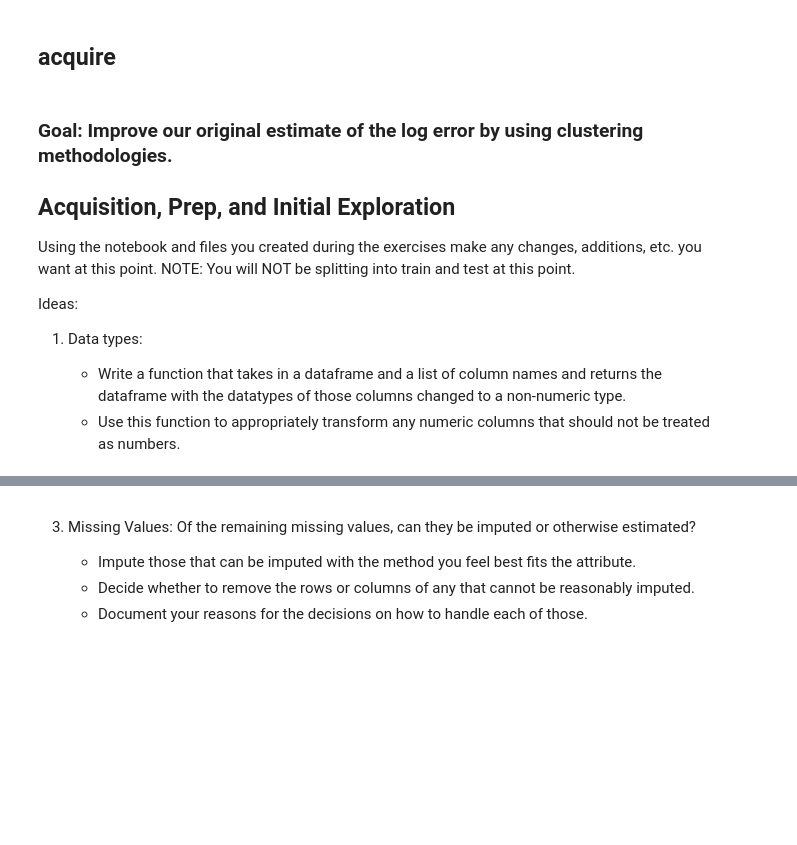
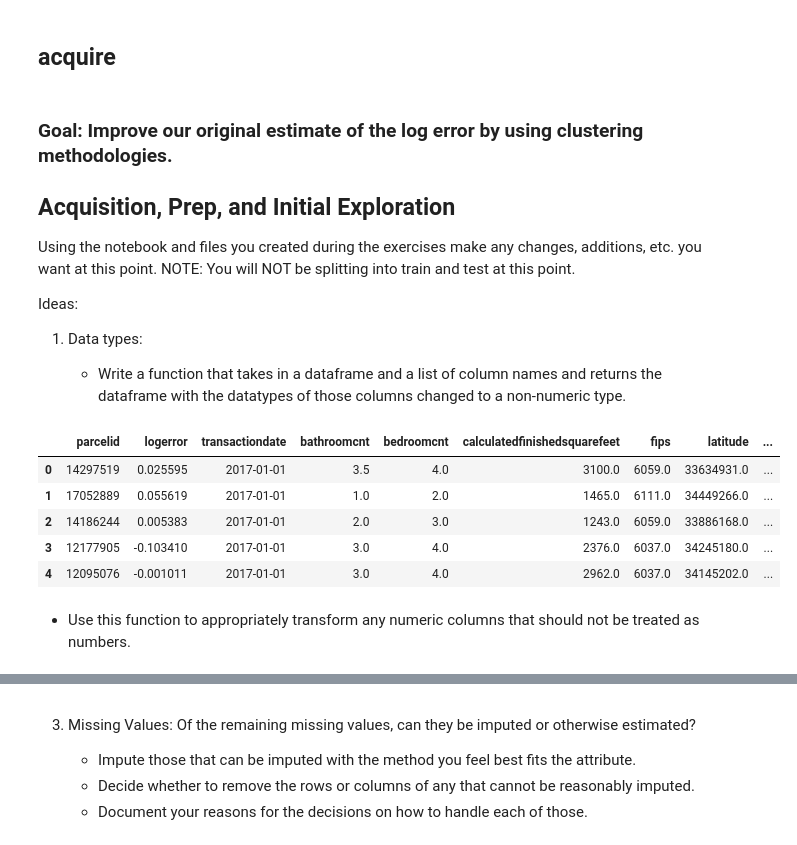
Before and after one commit to JD-Consulting/Zillow-Clustering, a Jupyter notebook: Jeremy_Scratchpad.ipynb, the cells around one changed output, grey strips where cells are left out. Saved outputs shown, nothing was run; the diff lists cells and outputs as text; code cells hidden in the pictures; blank space fills up the shorter version.

```diff
--- a/Jeremy_Scratchpad.ipynb
+++ b/Jeremy_Scratchpad.ipynb
@@ -20,10 +27,38 @@ The autoreload extension is already loaded. To reload it, use:
   %reload_ext autoreload
 # %% [markdown]
 ## acquire
+# %%
+query ='''
+select
+    prop.parcelid
+    , pred.logerror
+    , pred.transactiondate
+    , bathroomcnt
+    , bedroomcnt
+    , calculatedfinishedsquarefeet
+    , fips
+    , latitude
+    , longitude
+    , lotsizesquarefeet
+    , regionidcity
+    , regionidcounty
+    , regionidneighborhood
+    , regionidzip
+    , yearbuilt
+    , structuretaxvaluedollarcnt
+    , taxvaluedollarcnt
+    , landtaxvaluedollarcnt
+    , taxamount
+from properties_2017 prop
+inner join predictions_2017 pred on prop.parcelid = pred.parcelid
+where propertylandusetypeid = 261;
+'''
+
+df = pd.read_sql(query, env.get_url('zillow'))
 # %%
-df = pd.read_csv('zillow_data.csv')
+#df = pd.read_csv('zillow_data.csv')
 # %%
-df = df.drop(columns=['Unnamed: 0'])
+#df = df.drop(columns=['Unnamed: 0'])
 # %% [markdown]
 ### Goal: Improve our original estimate of the log error by using clustering methodologies.
 
@@ -35,4 +70,12 @@ Ideas:
    1. Data types:
 
         - Write a function that takes in a dataframe and a list of column names and returns the dataframe with the datatypes of those columns changed to a non-numeric type.
-        - Use this function to appropriately transform any numeric columns that should not be treated as numbers.
+# %%
+df.head()
+# %% [output]
+|  | parcelid | logerror | transactiondate | bathroomcnt | bedroomcnt | calculatedfinishedsquarefeet | fips | latitude | ... |
+| 0 | 14297519 | 0.025595 | 2017-01-01 | 3.5 | 4.0 | 3100.0 | 6059.0 | 33634931.0 | ... |
+| 1 | 17052889 | 0.055619 | 2017-01-01 | 1.0 | 2.0 | 1465.0 | 6111.0 | 34449266.0 | ... |
+| 2 | 14186244 | 0.005383 | 2017-01-01 | 2.0 | 3.0 | 1243.0 | 6059.0 | 33886168.0 | ... |
+| 3 | 12177905 | -0.103410 | 2017-01-01 | 3.0 | 4.0 | 2376.0 | 6037.0 | 34245180.0 | ... |
+| 4 | 12095076 | -0.001011 | 2017-01-01 | 3.0 | 4.0 | 2962.0 | 6037.0 | 34145202.0 | ... |
@@ -38,0 +103,2 @@ Ideas:
+# %% [markdown]
+   - Use this function to appropriately transform any numeric columns that should not be treated as numbers.
```
Also changed, not shown: parts of 18 cells of this notebook, 1 other file.
